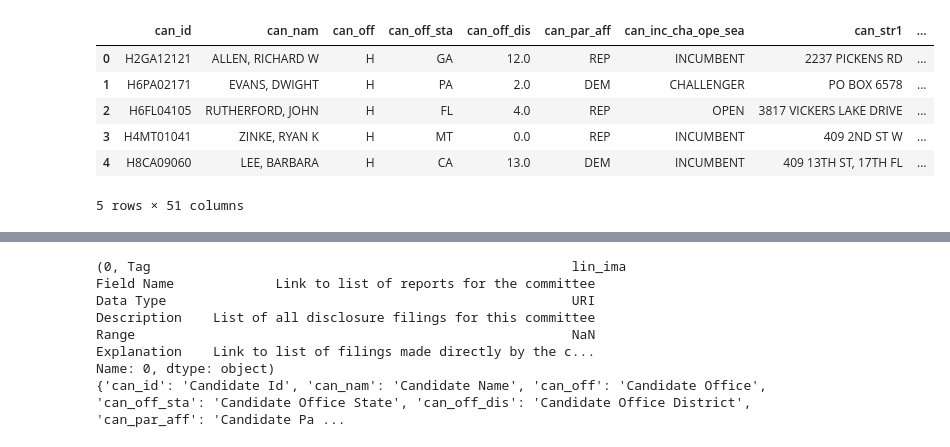
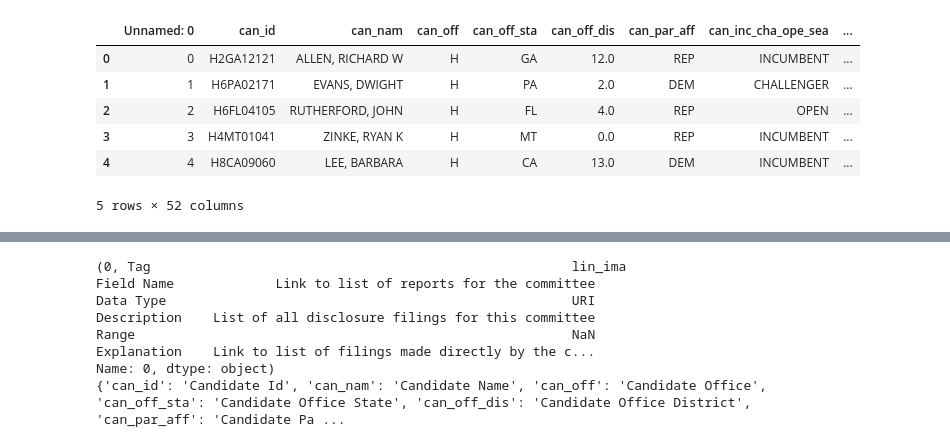
Before and after one commit to shresthaachyut/Election-Result-Prediction, a Jupyter notebook: award_project1.ipynb, the cells around one changed output, grey strips where cells are left out. Cells and saved outputs as stored; diff of their text form; code cells hidden in the pictures.

Commit message:
Further updated Annies clean data

```diff
--- a/award_project1.ipynb
+++ b/award_project1.ipynb
@@ -1,16 +1,16 @@
 # %%
 import pandas as pd
 # %%
-candidate_data = pd.read_csv("./Resources/CandidateSummaryAction.csv")
+candidate_data = pd.read_csv("./Resources/002_CleanData_CandidateSummaryAction.csv")
 candidate_data.head()
 # %% [output]
-|  | can_id | can_nam | can_off | can_off_sta | can_off_dis | can_par_aff | can_inc_cha_ope_sea | can_str1 | ... |
-| 0 | H2GA12121 | ALLEN, RICHARD W | H | GA | 12.0 | REP | INCUMBENT | 2237 PICKENS RD | ... |
-| 1 | H6PA02171 | EVANS, DWIGHT | H | PA | 2.0 | DEM | CHALLENGER | PO BOX 6578 | ... |
-| 2 | H6FL04105 | RUTHERFORD, JOHN | H | FL | 4.0 | REP | OPEN | 3817 VICKERS LAKE DRIVE | ... |
-| 3 | H4MT01041 | ZINKE, RYAN K | H | MT | 0.0 | REP | INCUMBENT | 409 2ND ST W | ... |
-| 4 | H8CA09060 | LEE, BARBARA | H | CA | 13.0 | DEM | INCUMBENT | 409 13TH ST, 17TH FL | ... |
+|  | Unnamed: 0 | can_id | can_nam | can_off | can_off_sta | can_off_dis | can_par_aff | can_inc_cha_ope_sea | ... |
+| 0 | 0 | H2GA12121 | ALLEN, RICHARD W | H | GA | 12.0 | REP | INCUMBENT | ... |
+| 1 | 1 | H6PA02171 | EVANS, DWIGHT | H | PA | 2.0 | DEM | CHALLENGER | ... |
+| 2 | 2 | H6FL04105 | RUTHERFORD, JOHN | H | FL | 4.0 | REP | OPEN | ... |
+| 3 | 3 | H4MT01041 | ZINKE, RYAN K | H | MT | 0.0 | REP | INCUMBENT | ... |
+| 4 | 4 | H8CA09060 | LEE, BARBARA | H | CA | 13.0 | DEM | INCUMBENT | ... |
-5 rows × 51 columns
+5 rows × 52 columns
 # %%
 data_details = pd.read_csv("./Resources/DataDetails.csv")
 data_details.head()
```
Also changed, not shown: parts of 4 cells of this notebook, 3 other files.
